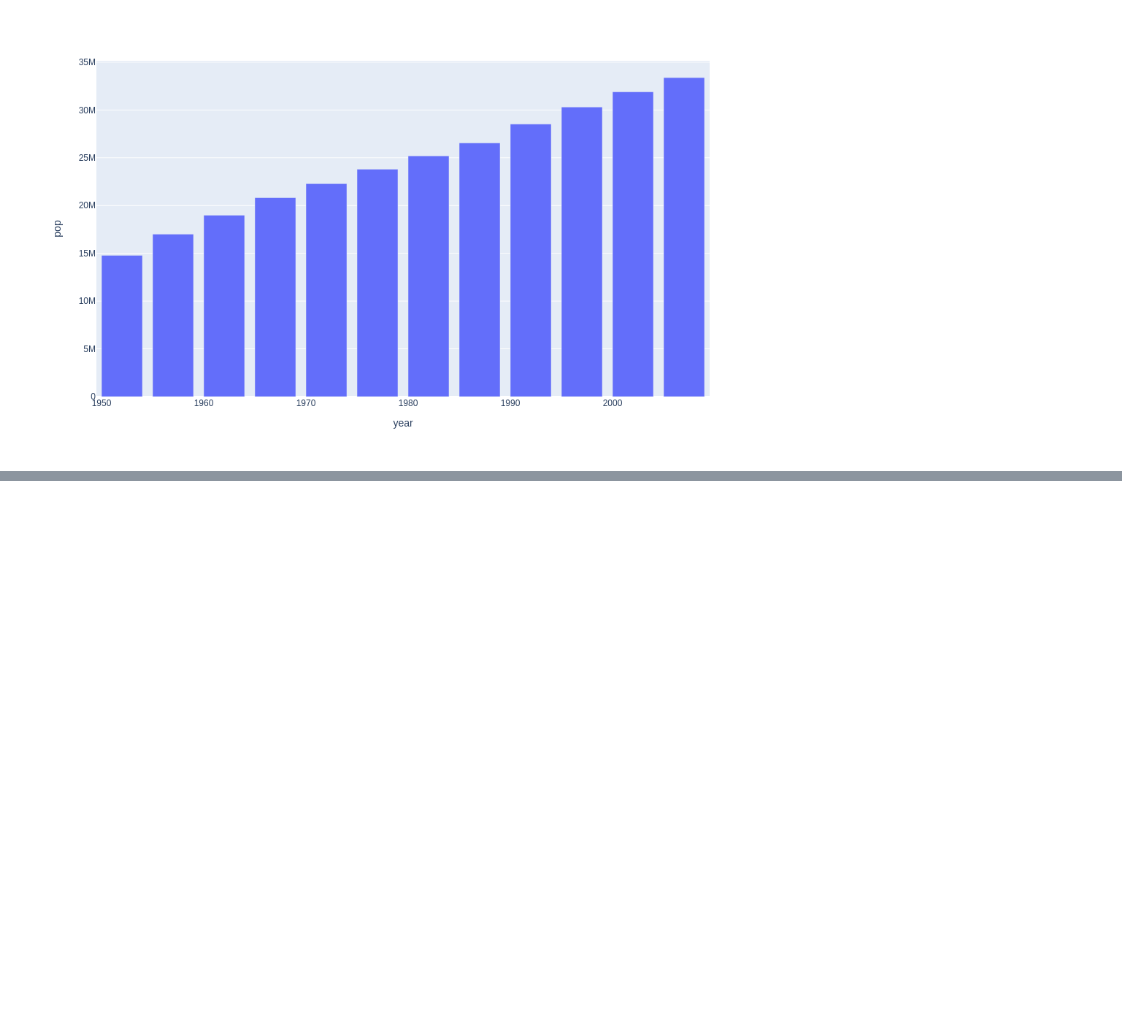
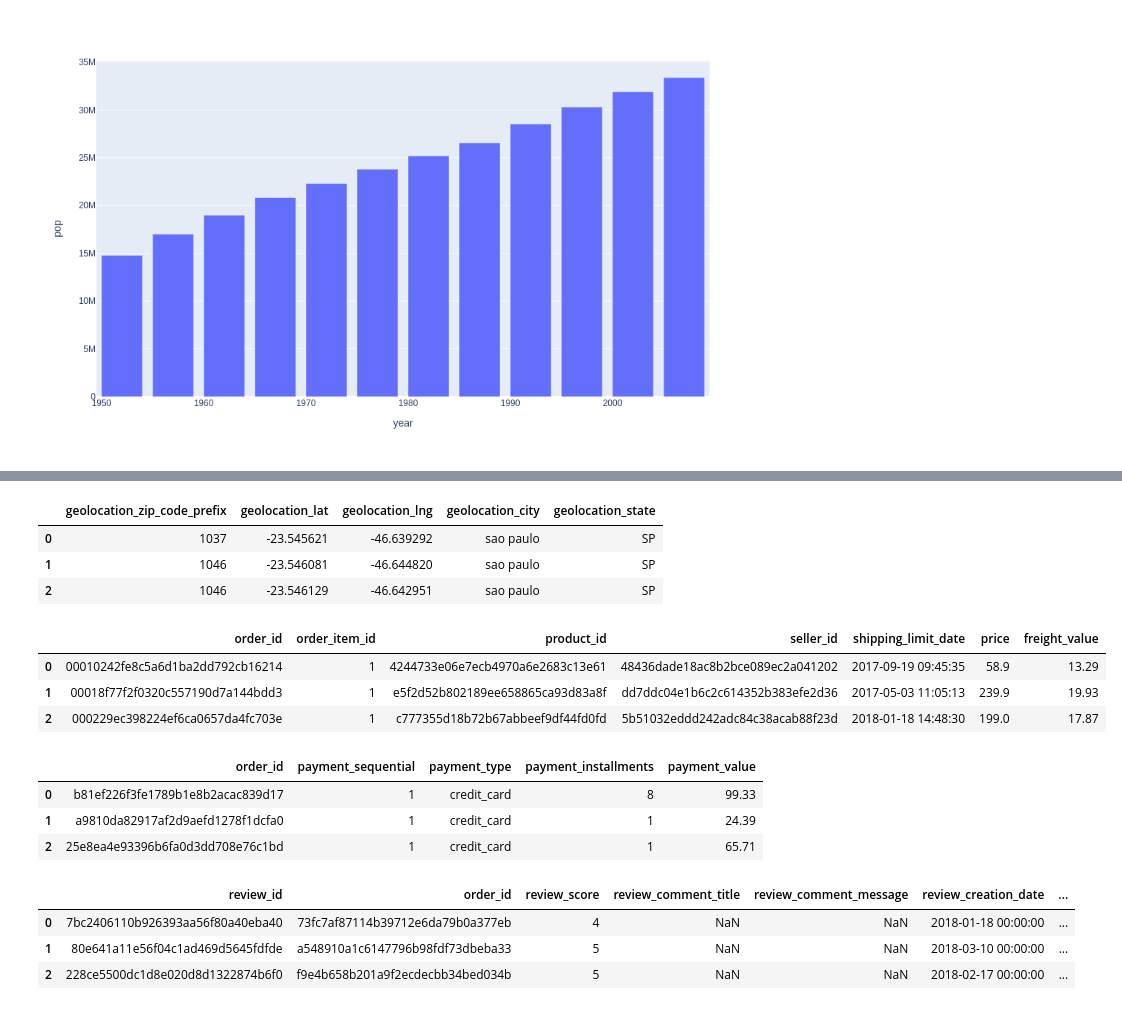
Before and after one commit to LoreBonora/IntroGit, a Jupyter notebook: Intro_CD_aula_1.ipynb, the cells around one changed output, grey strips where cells are left out. Drawn from its saved outputs; the diff is of its cells as text; code cells hidden in the pictures; blank space fills up the shorter version.

```diff
--- a/Intro_CD_aula_1.ipynb
+++ b/Intro_CD_aula_1.ipynb
@@ -15,0 +121,28 @@ gitly.show(fig, width = 1000, height = 600)
+# %%
+df_geo.head(3)
+# %% [output]
+|  | geolocation_zip_code_prefix | geolocation_lat | geolocation_lng | geolocation_city | geolocation_state |
+| 0 | 1037 | -23.545621 | -46.639292 | sao paulo | SP |
+| 1 | 1046 | -23.546081 | -46.644820 | sao paulo | SP |
+| 2 | 1046 | -23.546129 | -46.642951 | sao paulo | SP |
+# %%
+df_compra_itens.head(3)
+# %% [output]
+|  | order_id | order_item_id | product_id | seller_id | shipping_limit_date | price | freight_value |
+| 0 | 00010242fe8c5a6d1ba2dd792cb16214 | 1 | 4244733e06e7ecb4970a6e2683c13e61 | 48436dade18ac8b2bce089ec2a041202 | 2017-09-19 09:45:35 | 58.9 | 13.29 |
+| 1 | 00018f77f2f0320c557190d7a144bdd3 | 1 | e5f2d52b802189ee658865ca93d83a8f | dd7ddc04e1b6c2c614352b383efe2d36 | 2017-05-03 11:05:13 | 239.9 | 19.93 |
+| 2 | 000229ec398224ef6ca0657da4fc703e | 1 | c777355d18b72b67abbeef9df44fd0fd | 5b51032eddd242adc84c38acab88f23d | 2018-01-18 14:48:30 | 199.0 | 17.87 |
+# %%
+df_compra_pagamentos.head(3)
+# %% [output]
+|  | order_id | payment_sequential | payment_type | payment_installments | payment_value |
+| 0 | b81ef226f3fe1789b1e8b2acac839d17 | 1 | credit_card | 8 | 99.33 |
+| 1 | a9810da82917af2d9aefd1278f1dcfa0 | 1 | credit_card | 1 | 24.39 |
+| 2 | 25e8ea4e93396b6fa0d3dd708e76c1bd | 1 | credit_card | 1 | 65.71 |
+# %%
+df_reviews.head(3)
+# %% [output]
+|  | review_id | order_id | review_score | review_comment_title | review_comment_message | review_creation_date | ... |
+| 0 | 7bc2406110b926393aa56f80a40eba40 | 73fc7af87114b39712e6da79b0a377eb | 4 | NaN | NaN | 2018-01-18 00:00:00 | ... |
+| 1 | 80e641a11e56f04c1ad469d5645fdfde | a548910a1c6147796b98fdf73dbeba33 | 5 | NaN | NaN | 2018-03-10 00:00:00 | ... |
+| 2 | 228ce5500dc1d8e020d8d1322874b6f0 | f9e4b658b201a9f2ecdecbb34bed034b | 5 | NaN | NaN | 2018-02-17 00:00:00 | ... |
```
Also changed, not shown: parts of 18 cells of this notebook.
